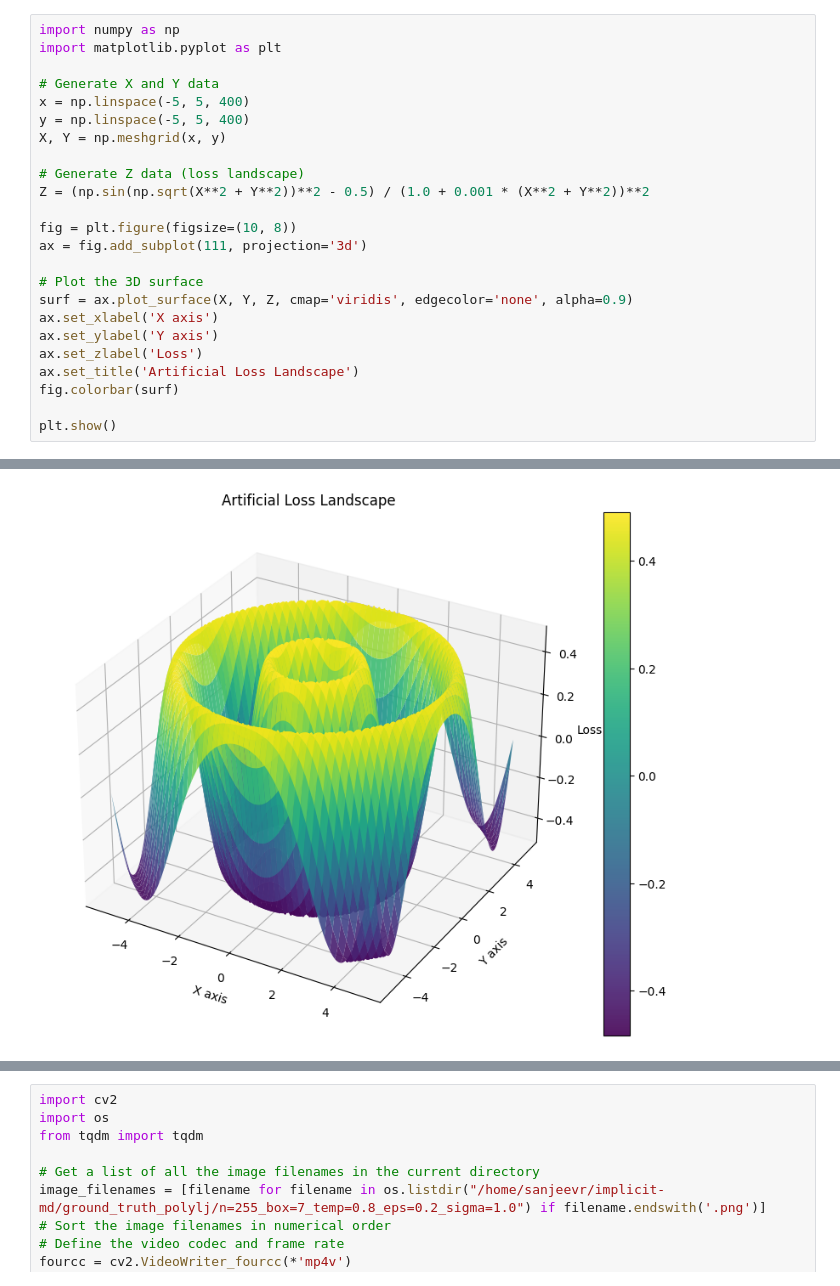
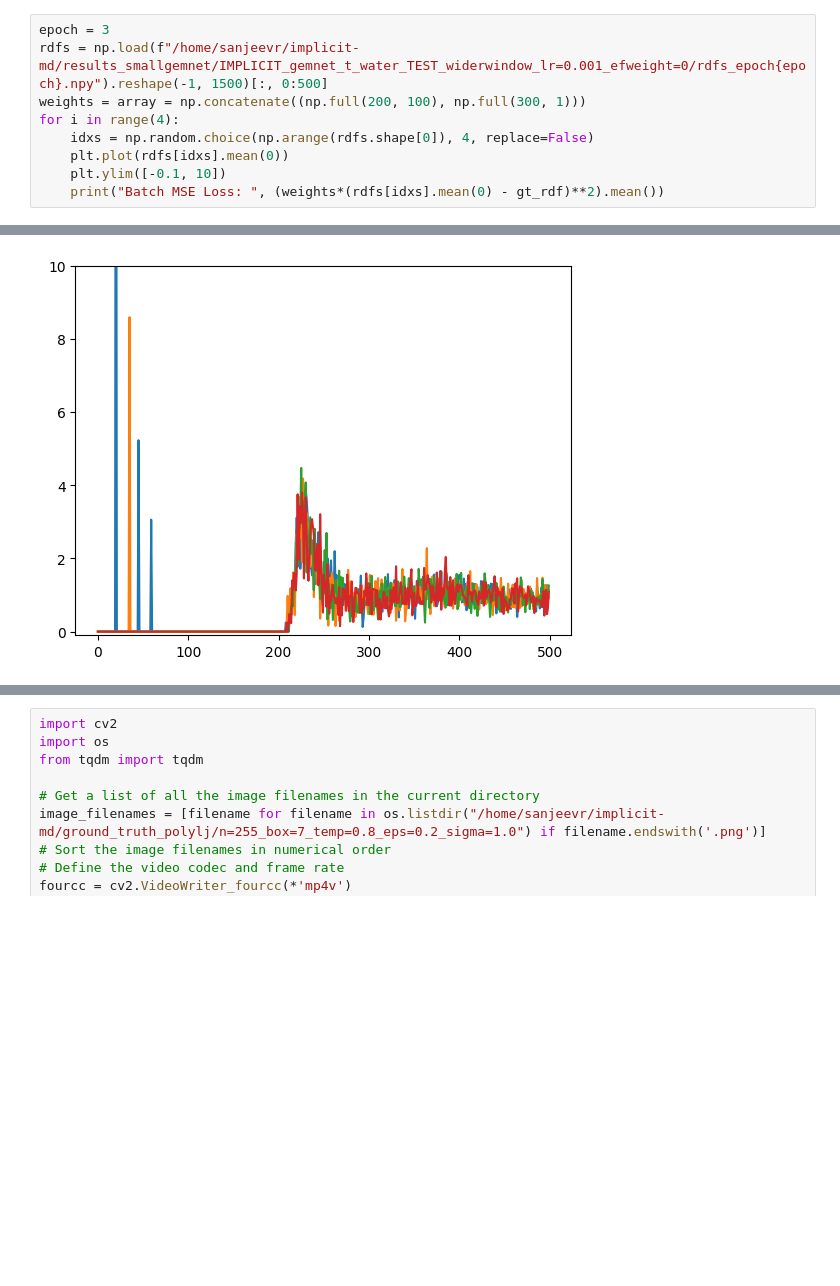
Before and after one commit to jeevster/implicit-md, a Jupyter notebook: Untitled.ipynb, the cells around one changed output, grey strips where cells are left out. Drawn from its saved outputs; the diff is of its cells as text; blank space fills up the shorter version.

```diff
--- a/Untitled.ipynb
+++ b/Untitled.ipynb
@@ -127,25 +158,10 @@ print(stabilities)
 # %%
-import numpy as np
-import matplotlib.pyplot as plt
-
-# Generate X and Y data
-x = np.linspace(-5, 5, 400)
-y = np.linspace(-5, 5, 400)
-X, Y = np.meshgrid(x, y)
-
-# Generate Z data (loss landscape)
-Z = (np.sin(np.sqrt(X**2 + Y**2))**2 - 0.5) / (1.0 + 0.001 * (X**2 + Y**2))**2
-
-fig = plt.figure(figsize=(10, 8))
-ax = fig.add_subplot(111, projection='3d')
-
-# Plot the 3D surface
-surf = ax.plot_surface(X, Y, Z, cmap='viridis', edgecolor='none', alpha=0.9)
-ax.set_xlabel('X axis')
-ax.set_ylabel('Y axis')
-ax.set_zlabel('Loss')
-ax.set_title('Artificial Loss Landscape')
-fig.colorbar(surf)
-
-plt.show()
+epoch = 3
+rdfs = np.load(f"/home/sanjeevr/implicit-md/results_smallgemnet/IMPLICIT_gemnet_t_water_TEST_widerwindow_lr=0.001_efweight=0/rdfs_epoch{epoch}.npy").reshape(-1, 1500)[:, 0:500]
+weights = array = np.concatenate((np.full(200, 100), np.full(300, 1)))
+for i in range(4):
+    idxs = np.random.choice(np.arange(rdfs.shape[0]), 4, replace=False)
+    plt.plot(rdfs[idxs].mean(0))
+    plt.ylim([-0.1, 10])
+    print("Batch MSE Loss: ", (weights*(rdfs[idxs].mean(0) - gt_rdf)**2).mean())
 # %% [output]
@@ -152,4 +172,4 @@ plt.show()
-[figure, old version]
+[figure, new version]
 # %%
 import numpy as np
 import time
```
Also changed, not shown: parts of 4 cells of this notebook, 5 other files.
